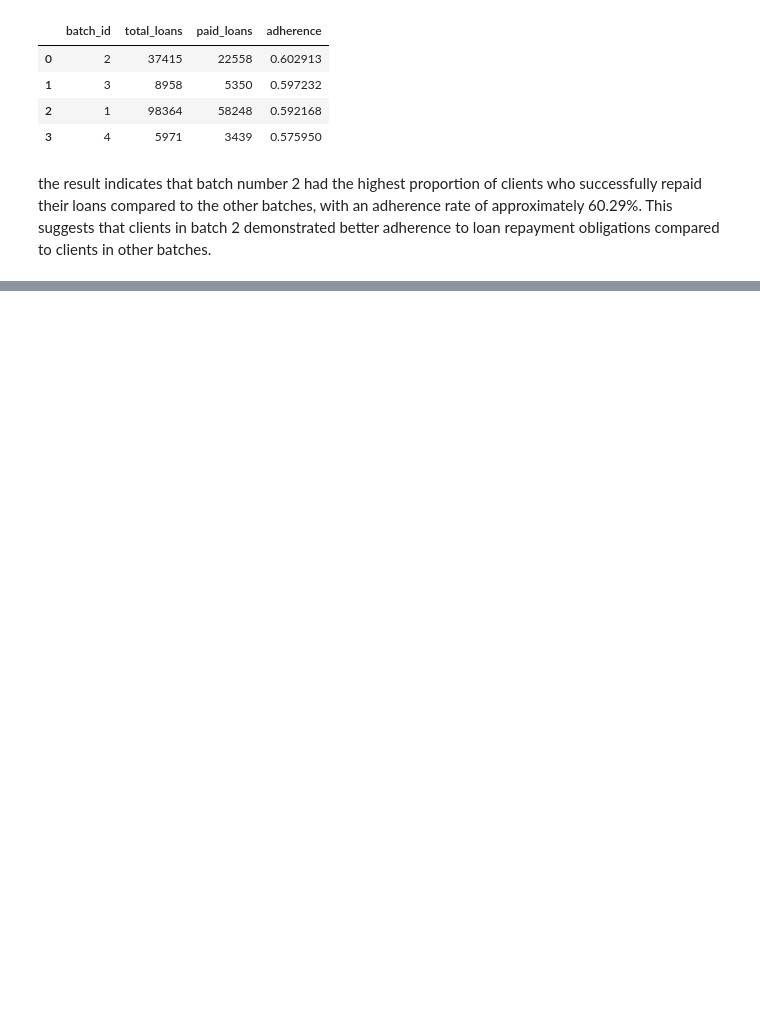
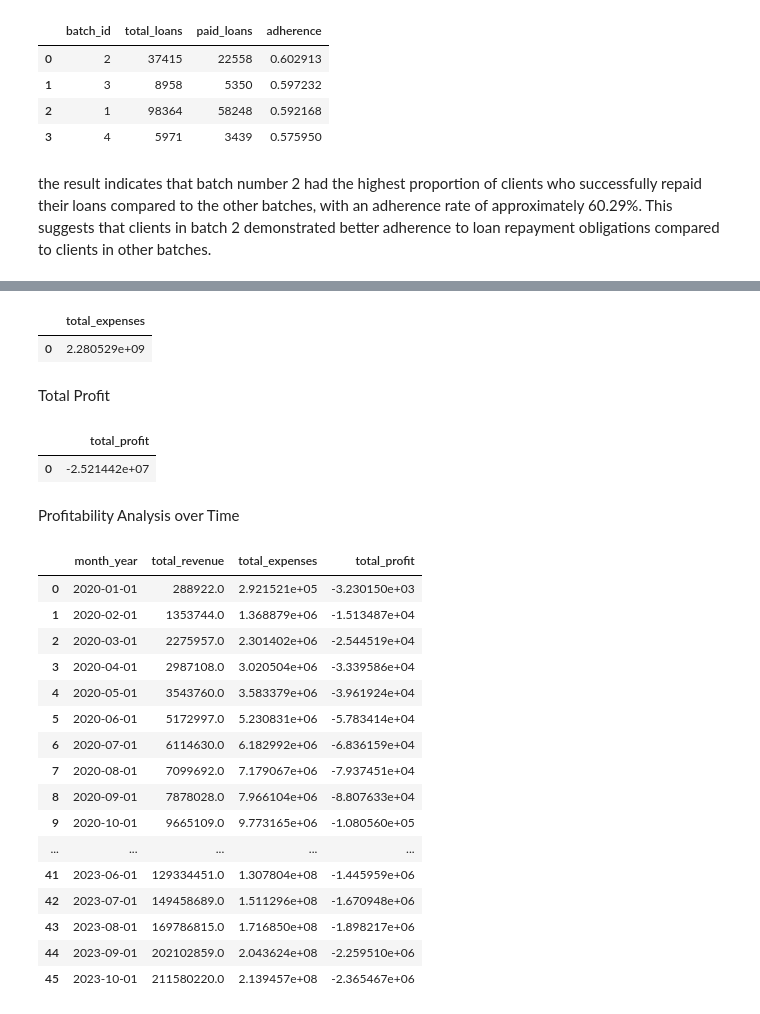
Before and after one commit to IgorNascAlves/project-lending-data-engineer, a Jupyter notebook: notebooks/exploring.ipynb, the cells around one changed output, grey strips where cells are left out. Cells and saved outputs as stored; diff of their text form; code cells hidden in the pictures; blank space fills up the shorter version.

```diff
--- a/notebooks/exploring.ipynb
+++ b/notebooks/exploring.ipynb
@@ -184,0 +425,65 @@ execute_query(query_interest_rates_loan_outcomes)
+# %%
+#Total Expenses
+query_total_expenses = '''
+SELECT SUM(loan_amount + tax + (loan_amount * (c.interest_rate / 100) * 90 / 365)) AS total_expenses
+FROM Loans l
+JOIN Clients c ON l.user_id = c.user_id
+WHERE l.status = 'paid';
+
+'''
+
+execute_query(query_total_expenses)
+# %% [output]
+|  | total_expenses |
+| 0 | 2.280529e+09 |
+# %% [markdown]
+Total Profit
+# %%
+# Total Profit
+query_total_profit = '''
+SELECT (SELECT SUM(l.loan_amount) FROM Loans l JOIN Clients c ON l.user_id = c.user_id WHERE l.status = 'paid') -
+       (SELECT SUM(l.loan_amount + l.tax + 90 * (l.loan_amount * (c.interest_rate / 100) / 365)) FROM Loans l JOIN Clients c ON l.user_id = c.user_id WHERE l.status = 'paid') AS total_profit;
+'''
+
+execute_query(query_total_profit)
+# %% [output]
+|  | total_profit |
+| 0 | -2.521442e+07 |
+# %% [markdown]
+Profitability Analysis over Time
+# %%
+#Profitability Analysis over Time
+query_profitability = """
+SELECT DATE_TRUNC('month', l.created_at) AS month_year,
+       SUM(l.loan_amount) AS total_revenue,
+       SUM(l.loan_amount + l.tax + (l.loan_amount * (c.interest_rate / 100) * 90 / 365)) AS total_expenses,
+       (SUM(l.loan_amount) - SUM(l.loan_amount + l.tax + (l.loan_amount * (c.interest_rate / 100) * 90 / 365))) AS total_profit
+FROM Loans l
+JOIN Clients c ON l.user_id = c.user_id
+WHERE l.status = 'paid'
+GROUP BY DATE_TRUNC('month', l.created_at)
+ORDER BY month_year;
+
+"""
+
+
+
+execute_query(query_profitability)
+# %% [output]
+|  | month_year | total_revenue | total_expenses | total_profit |
+| 0 | 2020-01-01 | 288922.0 | 2.921521e+05 | -3.230150e+03 |
+| 1 | 2020-02-01 | 1353744.0 | 1.368879e+06 | -1.513487e+04 |
+| 2 | 2020-03-01 | 2275957.0 | 2.301402e+06 | -2.544519e+04 |
+| 3 | 2020-04-01 | 2987108.0 | 3.020504e+06 | -3.339586e+04 |
+| 4 | 2020-05-01 | 3543760.0 | 3.583379e+06 | -3.961924e+04 |
+| 5 | 2020-06-01 | 5172997.0 | 5.230831e+06 | -5.783414e+04 |
+| 6 | 2020-07-01 | 6114630.0 | 6.182992e+06 | -6.836159e+04 |
+| 7 | 2020-08-01 | 7099692.0 | 7.179067e+06 | -7.937451e+04 |
+| 8 | 2020-09-01 | 7878028.0 | 7.966104e+06 | -8.807633e+04 |
+| 9 | 2020-10-01 | 9665109.0 | 9.773165e+06 | -1.080560e+05 |
+| ... | ... | ... | ... | ... |
+| 41 | 2023-06-01 | 129334451.0 | 1.307804e+08 | -1.445959e+06 |
+| 42 | 2023-07-01 | 149458689.0 | 1.511296e+08 | -1.670948e+06 |
+| 43 | 2023-08-01 | 169786815.0 | 1.716850e+08 | -1.898217e+06 |
+| 44 | 2023-09-01 | 202102859.0 | 2.043624e+08 | -2.259510e+06 |
+| 45 | 2023-10-01 | 211580220.0 | 2.139457e+08 | -2.365467e+06 |
```
Also changed, not shown: parts of 30 cells of this notebook.
